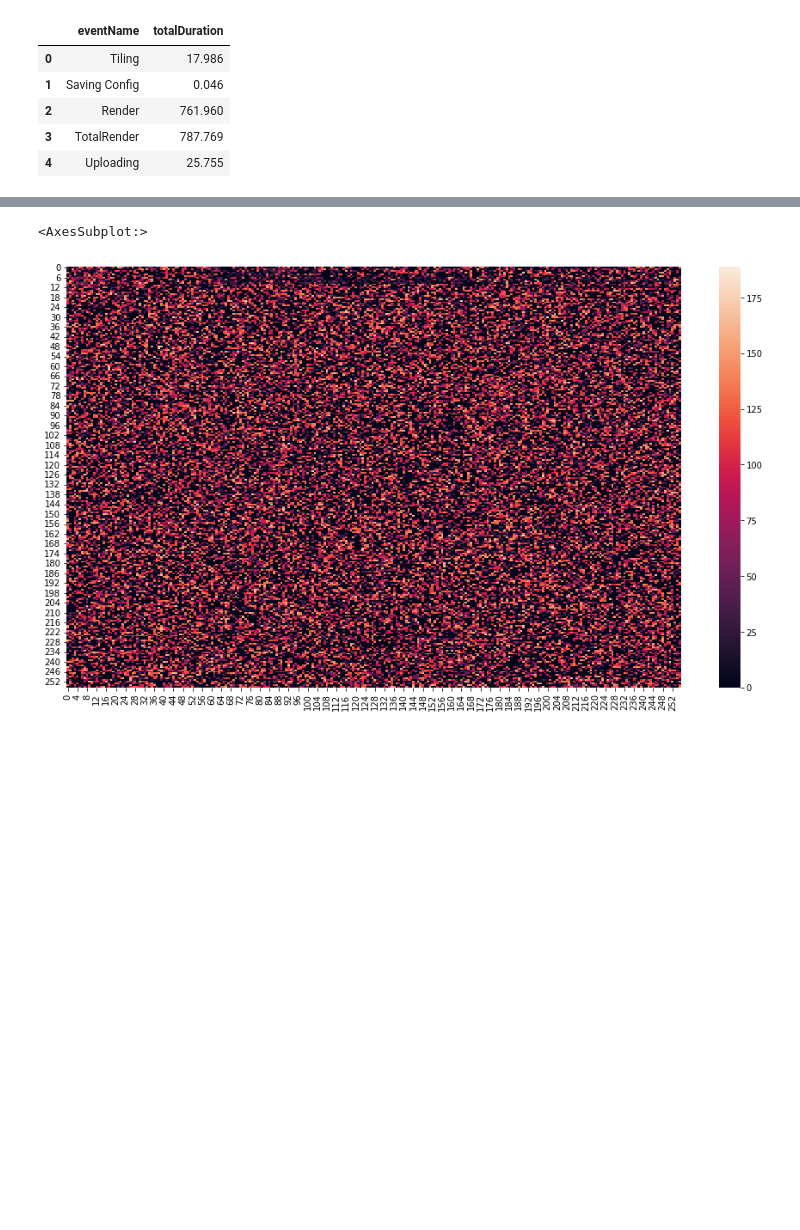
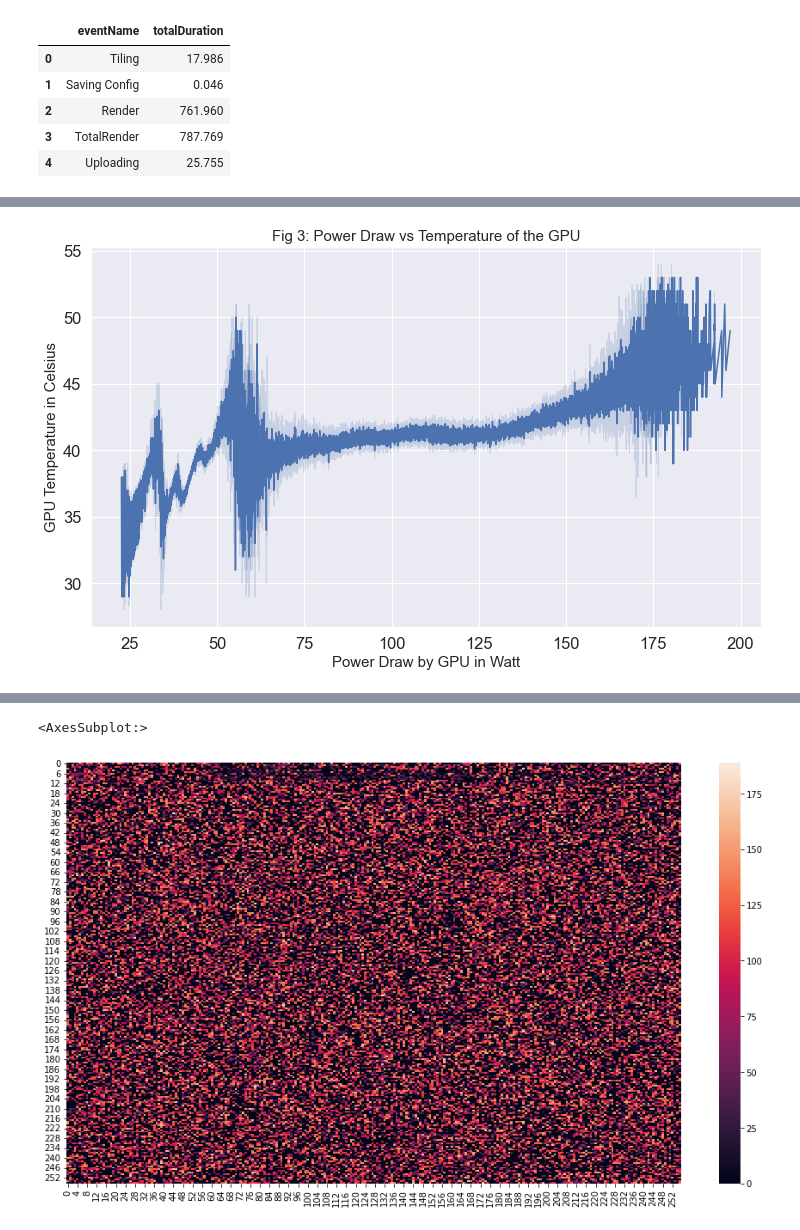
Before and after one commit to roshan-pandey/Terascope, a Jupyter notebook: notebook/CSC8634_Roshan_Pandey_210113925.ipynb, the cells around one changed output, grey strips where cells are left out. Cells and saved outputs as stored; diff of their text form; code cells hidden in the pictures; blank space fills up the shorter version.

```diff
--- a/notebook/CSC8634_Roshan_Pandey_210113925.ipynb
+++ b/notebook/CSC8634_Roshan_Pandey_210113925.ipynb
@@ -203,0 +184,10 @@ event_total_duration_df.head()
+# %%
+fig, ax = plt.subplots(figsize=(12, 7))
+ax = sns.lineplot(data=gpu, x="powerDrawWatt", y="gpuTempC")
+sns.set(font_scale = 1.5)
+plt.xlabel('Power Draw by GPU in Watt', fontsize = 15)
+plt.ylabel('GPU Temperature in Celsius', fontsize = 15)
+plt.title("Fig 3: Power Draw vs Temperature of the GPU", fontsize = 15)
+plt.show()
+# %% [output]
+[figure, added]
```
Also changed, not shown: parts of 56 cells of this notebook.
